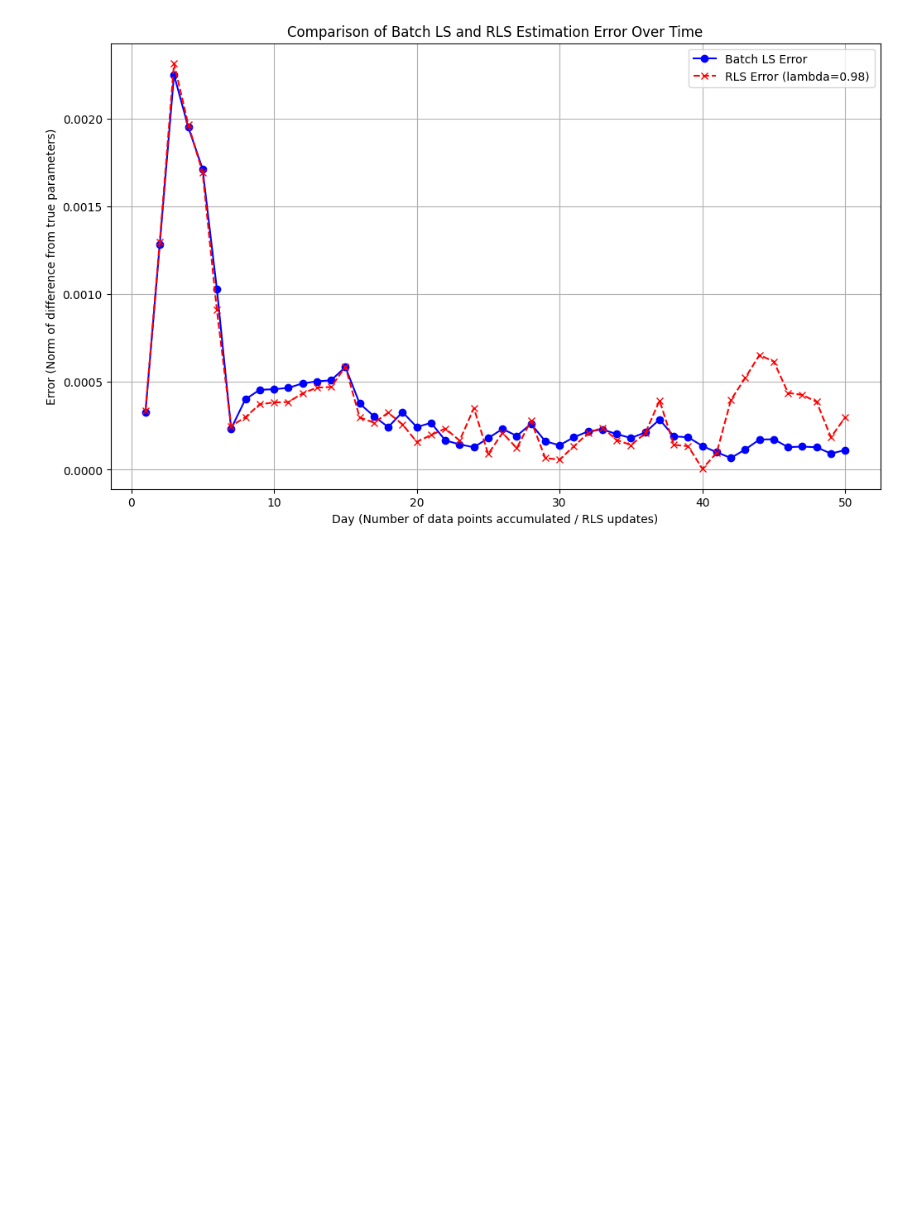
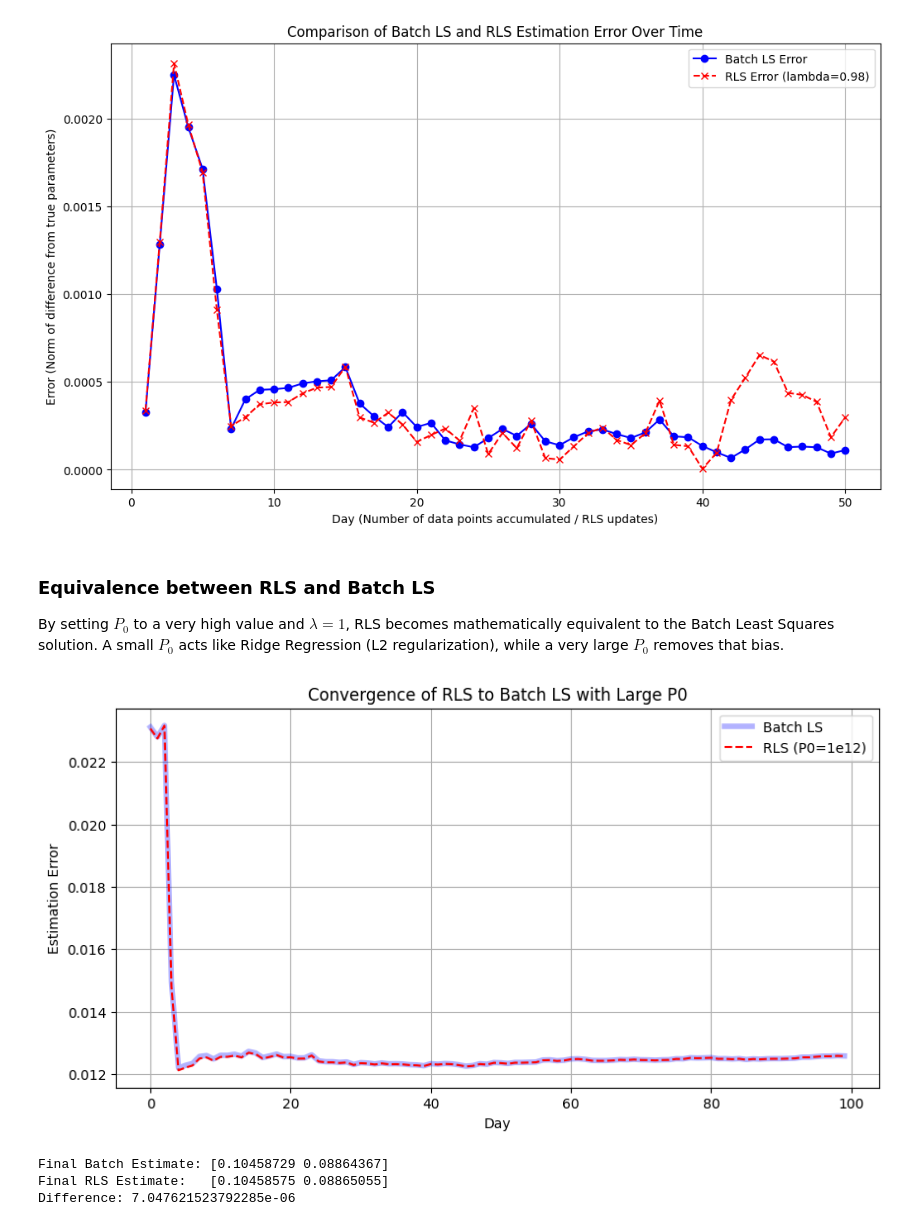
Before and after one commit to ysn9vq-gmu/rqe_tutorials, a Jupyter notebook: ls_rls.ipynb, the cells around one changed output. Saved outputs shown, nothing was run; the diff lists cells and outputs as text; code cells hidden in the pictures; blank space fills up the shorter version.

```diff
--- a/ls_rls.ipynb
+++ b/ls_rls.ipynb
@@ -993,3 +1456,41 @@ plt.grid(True)
 plt.show()
 # %% [output]
 [figure]
+# %% [markdown]
+### Equivalence between RLS and Batch LS
+
+By setting $P_0$ to a very high value and $\lambda=1$, RLS becomes mathematically equivalent to the Batch Least Squares solution. A small $P_0$ acts like Ridge Regression (L2 regularization), while a very large $P_0$ removes that bias.
+# %%
+import numpy as np
+import matplotlib.pyplot as plt
+
+# 1. Standard Batch LS (no forgetting)
+batch_pure = BatchedLeastSQ(lambda_=1.0)
+# 2. RLS with massive P0 (effectively no regularization) and no forgetting
+rls_pure = RecursiveLeastSQ(lambda_=1.0, P0_diag=1e12)
+
+for day in range(num_days_to_simulate):
+    A, b, _ = runner_A.get_run_data(day)
+    batch_pure.update_batch(A, b, true_params_vec)
+    rls_pure.update(A, b, true_params_vec)
+
+# Comparison Plot
+plt.figure(figsize=(10, 5))
+plt.plot(batch_pure.get_error_history(), label='Batch LS', linewidth=4, alpha=0.3, color='blue')
+plt.plot(rls_pure.get_error_history(), label='RLS (P0=1e12)', linestyle='--', color='red')
+plt.title('Convergence of RLS to Batch LS with Large P0')
+plt.xlabel('Day')
+plt.ylabel('Estimation Error')
+plt.legend()
+plt.grid(True)
+plt.show()
+
+# Numerical check of the final estimates
+print(f"Final Batch Estimate: {batch_pure.get_estimate_history()[-1]}")
+print(f"Final RLS Estimate:   {rls_pure.get_estimate_history()[-1]}")
+print(f"Difference: {np.linalg.norm(batch_pure.get_estimate_history()[-1] - rls_pure.get_estimate_history()[-1])}")
+# %% [output]
+[figure, added]
+Final Batch Estimate: [0.10458729 0.08864367]
+Final RLS Estimate:   [0.10458575 0.08865055]
+Difference: 7.047621523792285e-06
```
Also changed, not shown: parts of 18 cells of this notebook.
